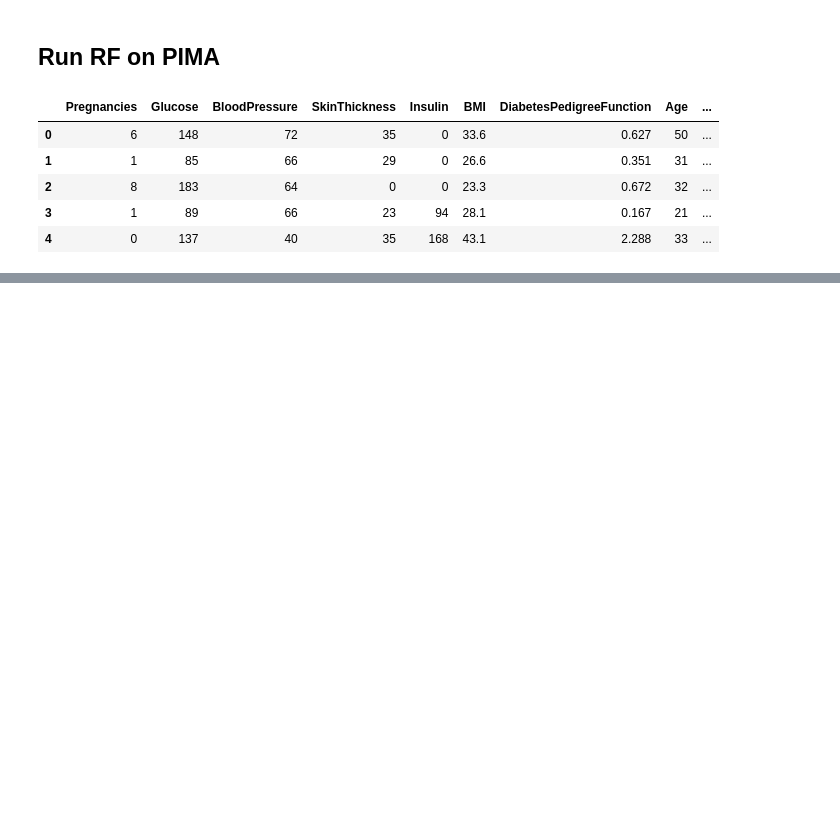
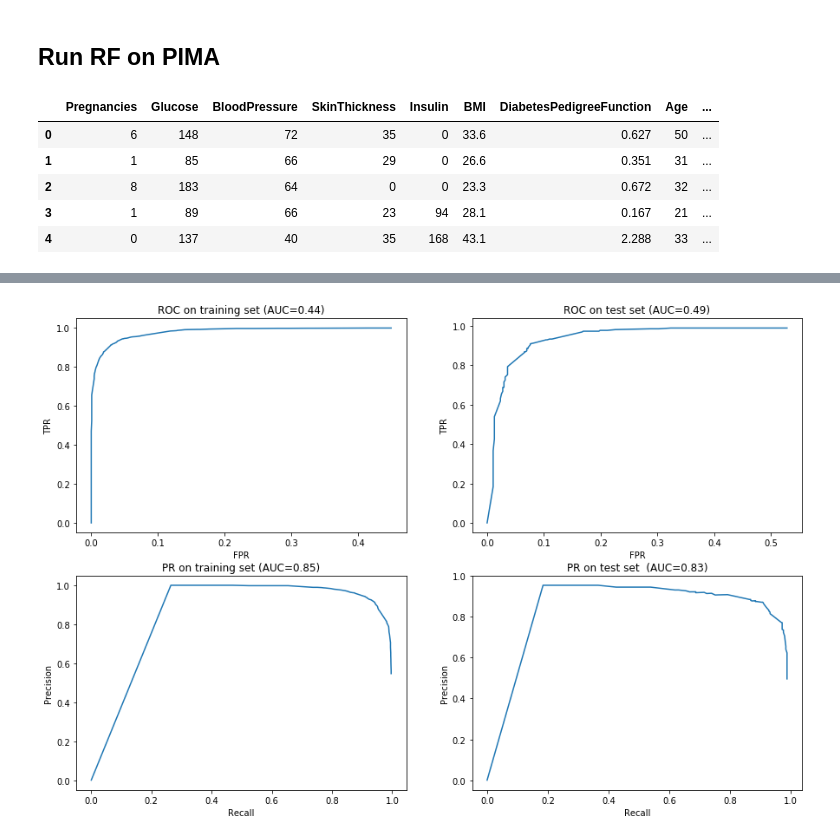
Before and after one commit to tmelman/BiasedRandomForest, a Jupyter notebook: diabetes_braf_dev.ipynb, the cells around one changed output, grey strips where cells are left out. Drawn from its saved outputs; the diff is of its cells as text; code cells hidden in the pictures; blank space fills up the shorter version.

```diff
--- a/diabetes_braf_dev.ipynb
+++ b/diabetes_braf_dev.ipynb
@@ -349,0 +350,10 @@ for model_name, predictions in all_predictions.items():
+# %%
+def pr_curve(labels, prediction_values):
+    curve = []
+    for p in range(101):
+        param = p/100
+        predictions = prediction_values>param
+        pr_point = [recall(labels, predictions), precision(labels, predictions)]
+        if np.sum(np.isnan(np.array(pr_point)))==0:
+            curve.append(pr_point)
+    return curve
@@ -349,0 +500,29 @@ for model_name, predictions in all_predictions.items():
+# %%
+# show and save images for ROC, PR
+import matplotlib.pyplot as plt
+import matplotlib
+
+matplotlib.rcParams['figure.figsize']=[15,10]
+plt.subplot(2,2,1)
+plt.plot(roc_tr_total[:,0], roc_tr_total[:,1])
+plt.title(f'ROC on training set (AUC={roc_auc_tr:.2f})')
+plt.xlabel('FPR')
+plt.ylabel('TPR')
+plt.subplot(2,2,2)
+plt.plot(roc_te_total[:,0], roc_te_total[:,1])
+plt.title(f'ROC on test set (AUC={roc_auc_te:.2f})')
+plt.xlabel('FPR')
+plt.ylabel('TPR')
+plt.subplot(2,2,3)
+plt.plot(pr_tr_total[:,0], pr_tr_total[:,1])
+plt.title(f'PR on training set (AUC={pr_auc_tr:.2f})')
+plt.xlabel('Recall')
+plt.ylabel('Precision')
+plt.subplot(2,2,4)
+plt.plot(pr_te_total[:,0], pr_te_total[:,1])
+plt.title(f'PR on test set  (AUC={pr_auc_te:.2f})')
+plt.xlabel('Recall')
+plt.ylabel('Precision')
+plt.savefig('../results/results_fig.png')
+# %% [output]
+[figure, added]
```
Also changed, not shown: parts of 22 cells of this notebook, 4 other files.
